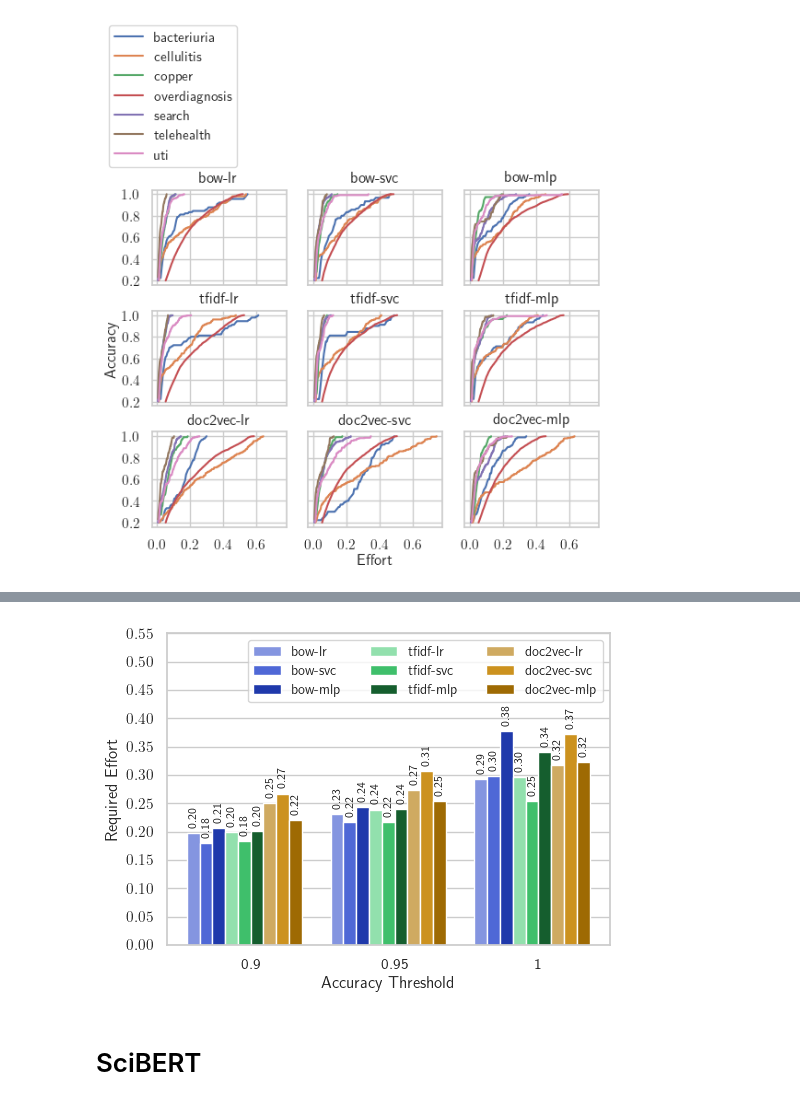
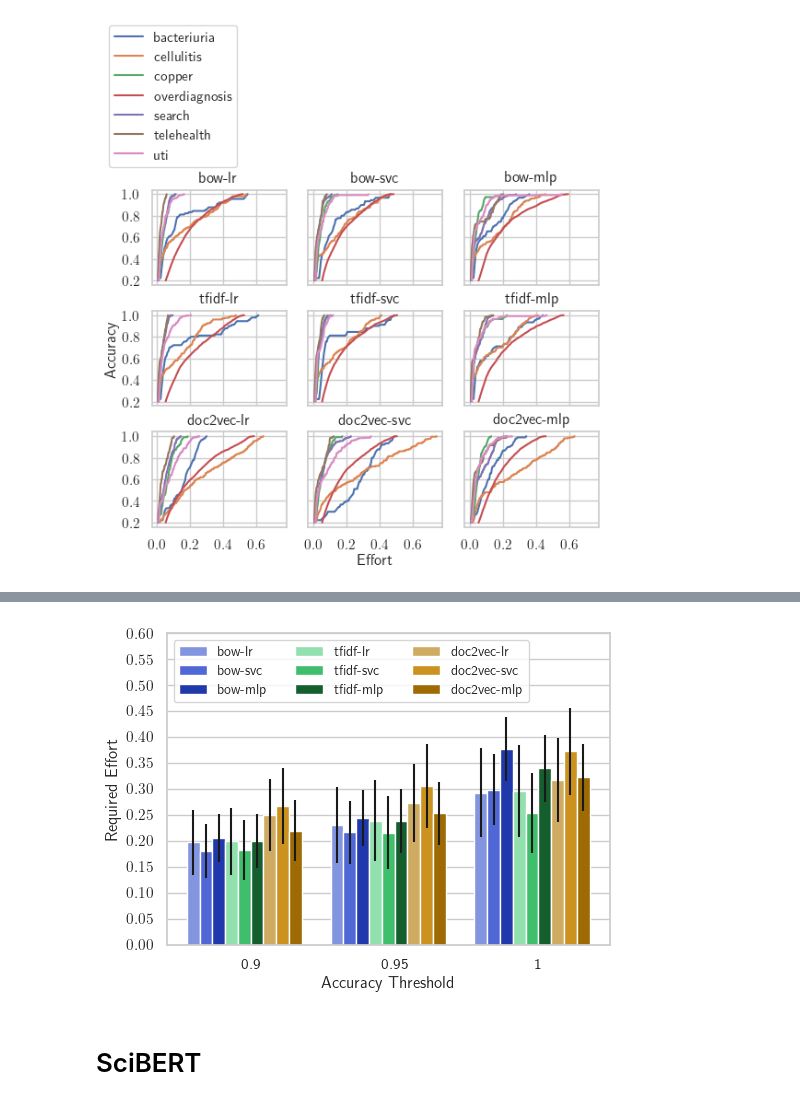
Before and after one commit to connorf25/automated-screening, a Jupyter notebook: stats-analysis.ipynb, the cells around one changed output, grey strips where cells are left out. Cells and saved outputs as stored; diff of their text form; code cells hidden in the pictures.

Commit message:
Converted bar chart to include error bars

```diff
--- a/stats-analysis.ipynb
+++ b/stats-analysis.ipynb
@@ -168,18 +168,18 @@ plt.show()
 # %%
 # Plot bar plot of average model performance
 colormap = [
-	# Blues
-	"#8495e0",
-	"#4f68d6",
-	"#1f39ab",
-	# Greens
-	"#92e0ad",
-	"#3fbf6b",
-	"#155e2e",
-	# Oranges
-	"#cfaa61",
-	"#cc921f",
-	"#9e6a03",
+    # Blues
+    "#8495e0",
+    "#4f68d6",
+    "#1f39ab",
+    # Greens
+    "#92e0ad",
+    "#3fbf6b",
+    "#155e2e",
+    # Oranges
+    "#cfaa61",
+    "#cc921f",
+    "#9e6a03",
 ]
 
 datasets = ["bacteriuria", "cellulitis", "copper", "overdiagnosis", "search", "telehealth", "uti"]
@@ -187,15 +187,18 @@ embeddings=["bow", "tfidf", "doc2vec"]
 classifiers=["lr", "svc", "mlp"]
 model_names = []
 for embedding in embeddings:
-	for classifier in classifiers:
-		model_names.append(embedding + "-" + classifier)
+    for classifier in classifiers:
+        model_names.append(embedding + "-" + classifier)
 
 def get_average_effort_at_accuracy(model_name, accuracy):
-	efforts = []
-	for dataset in datasets:
-		efforts.append(get_effort(dataset, model_name, accuracy))
-	# Return average
-	return sum(efforts) / len(efforts)
+    efforts = []
+    for dataset in datasets:
+        efforts.append(get_effort(dataset, model_name, accuracy))
+    # Return average
+    standard_deviation = np.std(efforts, ddof=1)
+    standard_error = standard_deviation / np.sqrt(np.size(efforts))
+    average = sum(efforts) / len(efforts)
+    return [average, standard_error, standard_deviation]
 
 accuracy_thresholds = [0.9, 0.95, 1]
 x = np.arange(len(accuracy_thresholds))  # the label locations
@@ -207,26 +210,31 @@ rects = []
 
 length = len(model_names)
 for i, model_name in enumerate(model_names):
-	required_efforts = []
-	for accuracy in accuracy_thresholds:
-		required_efforts.append(get_average_effort_at_accuracy(model_name, accuracy))
-	color=colormap[i%9]
-	i = i - len(model_names)/2 # Offset bar to left
-	rects.append(ax.bar(x + i * (width/length), required_efforts, width/length, label=model_name, color=color))
+    required_efforts = []
+    standard_errors = []
+    for accuracy in accuracy_thresholds:
+        temp = get_average_effort_at_accuracy(model_name, accuracy)
+        print("{} at {} accuracy: {:.2f} ({:.2f} S.E.)".format(model_name, accuracy, temp[0], temp[1]))
+        required_efforts.append(temp[0])
+        standard_errors.append(temp[1])
+
+    color=colormap[i%9]
+    i = i - len(model_names)/2 # Offset bar to left
+    rects.append(ax.bar(x + i * (width/length), required_efforts, width/length, label=model_name, color=color, yerr=standard_errors))
 
 # Add some text for labels, title and custom x-axis tick labels, etc.
 ax.set_xlabel('Accuracy Threshold')
 ax.set_ylabel('Required Effort')
 ax.set_xticks(x, accuracy_thresholds)
 # plt.legend(bbox_to_anchor=(1.01, 1), loc='upper left', borderaxespad=0, fontsize=10)
-plt.legend(ncol=3, fontsize=10)
+plt.legend(ncol=3, fontsize=10, loc='upper left')
 # ax.legend()
 
-for rect in rects:
-	ax.bar_label(rect, padding=3, fmt='%.2f', verticalalignment='center', fontsize=8, rotation=90)
+# for rect in rects:
+#     ax.bar_label(rect, padding=3, fmt='%.2f', verticalalignment='center', fontsize=8, rotation=90)
 
 fig.set_size_inches(w=5.39749, h=4)
-plt.yticks(np.arange(0, 0.56, 0.05))
+plt.yticks(np.arange(0, 0.61, 0.05))
 fig.tight_layout()
 
 plt.savefig('../honours/thesis/Figures/effort-accuracy-all-simple-bar.pgf')
@@ -235,4 +260,4 @@ plt.show()
-[figure, old version]
+[figure, new version]
 # %% [markdown]
 # SciBERT
 # %%
```
Also changed, not shown: parts of 1 cell of this notebook.
